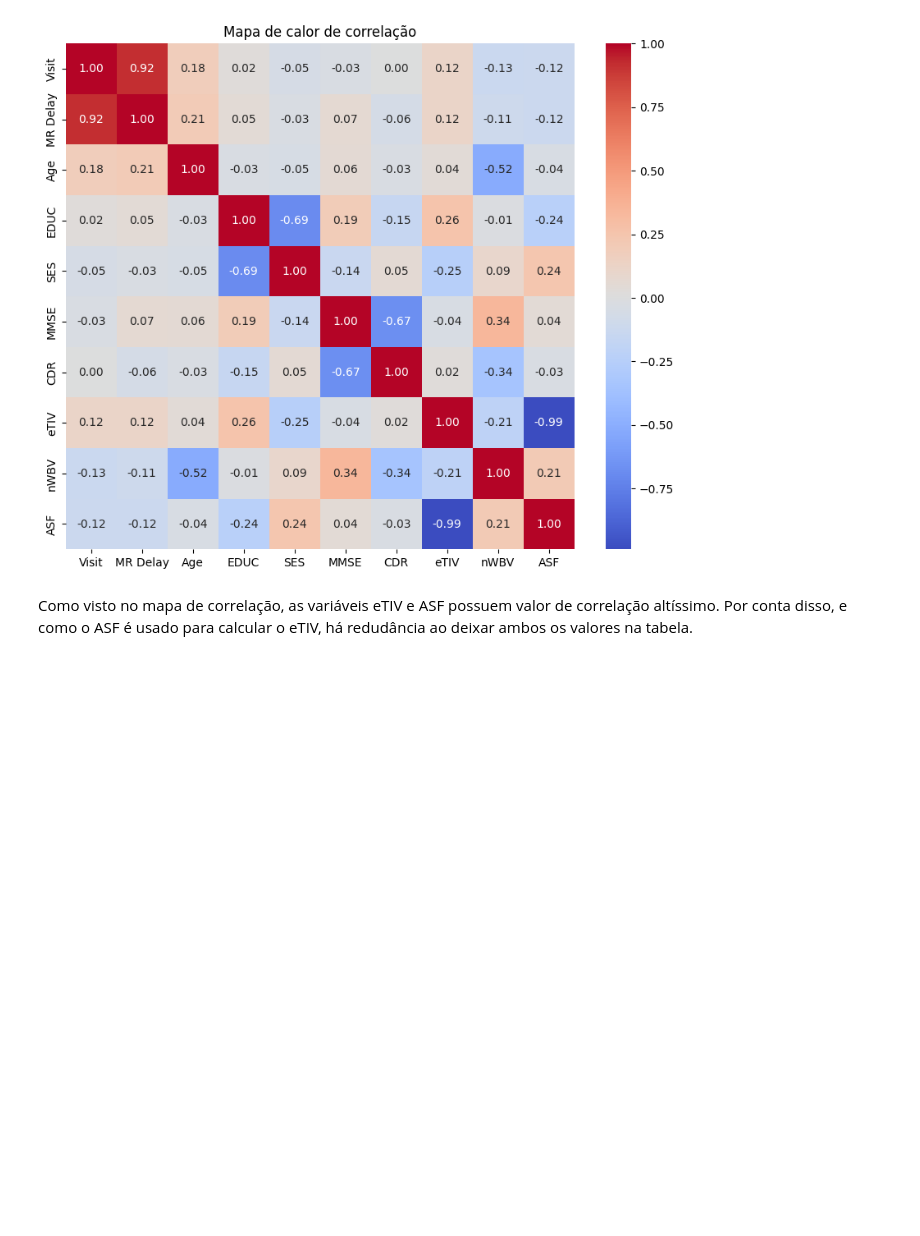
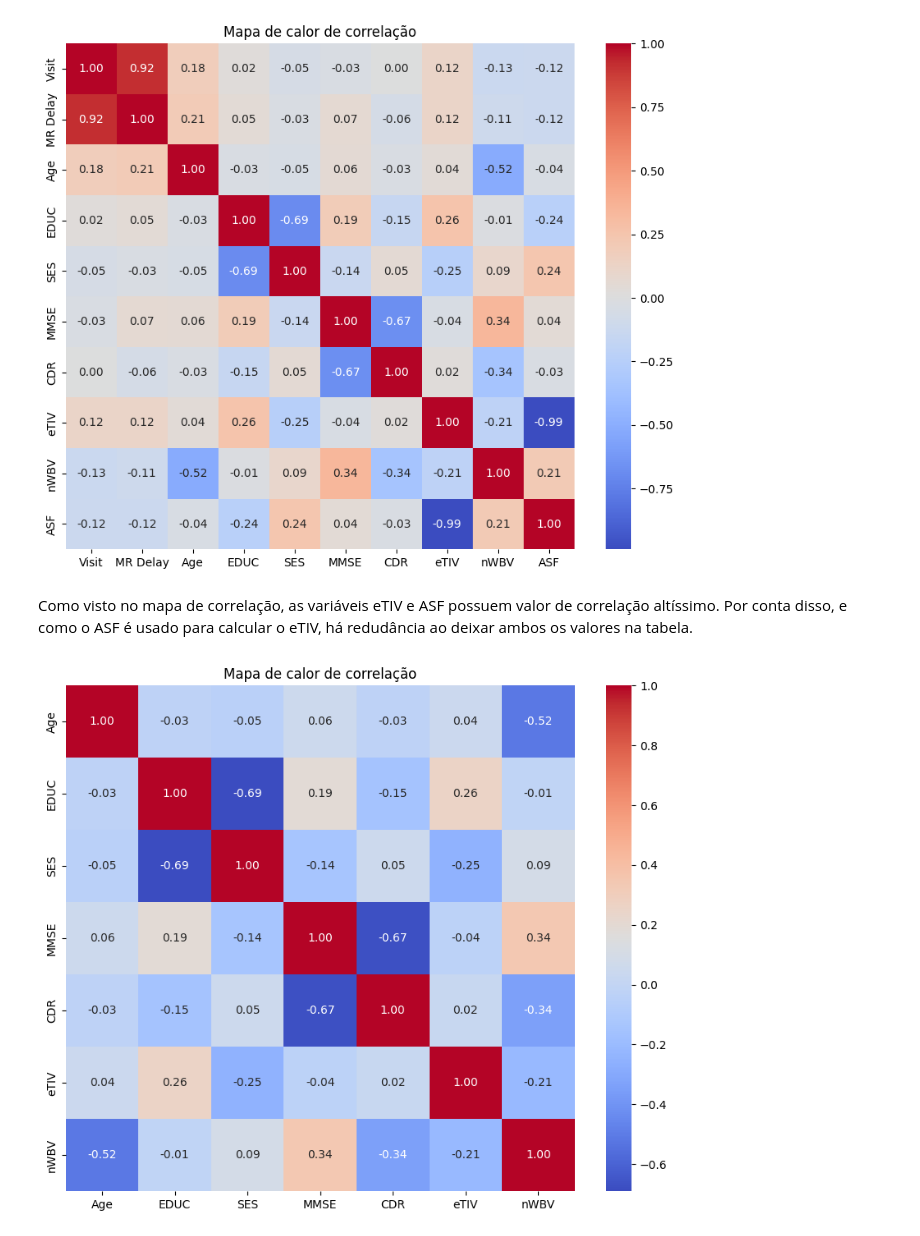
Before and after one commit to debahferreira/neuropredict-ml, a Jupyter notebook: notebooks/01_exploracao.ipynb, the cells around one changed output. Cells and saved outputs as stored; diff of their text form; code cells hidden in the pictures; blank space fills up the shorter version.

Commit message:
:sparkles: Feat: exclusão de mais colunas, simplificação e explicação do mapa de correlações

```diff
--- a/notebooks/01_exploracao.ipynb
+++ b/notebooks/01_exploracao.ipynb
@@ -172,3 +172,14 @@ plt.show()
 [figure]
 # %% [markdown]
 Como visto no mapa de correlação, as variáveis eTIV e ASF possuem valor de correlação altíssimo. Por conta disso, e como o ASF é usado para calcular o eTIV, há redudância ao deixar ambos os valores na tabela.
+# %%
+to_drop2 = ['ASF', 'Visit', 'MR Delay']
+df.drop(to_drop2, inplace = True, axis = 1)
+# %%
+corr_matrix = df.corr(numeric_only=True)
+plt.figure(figsize=(10,8))
+sns.heatmap(corr_matrix, annot = True, cmap = 'coolwarm', fmt = '.2f')
+plt.title('Mapa de calor de correlação')
+plt.show()
+# %% [output]
+[figure, added]
```
Also changed, not shown: parts of 1 cell of this notebook.
